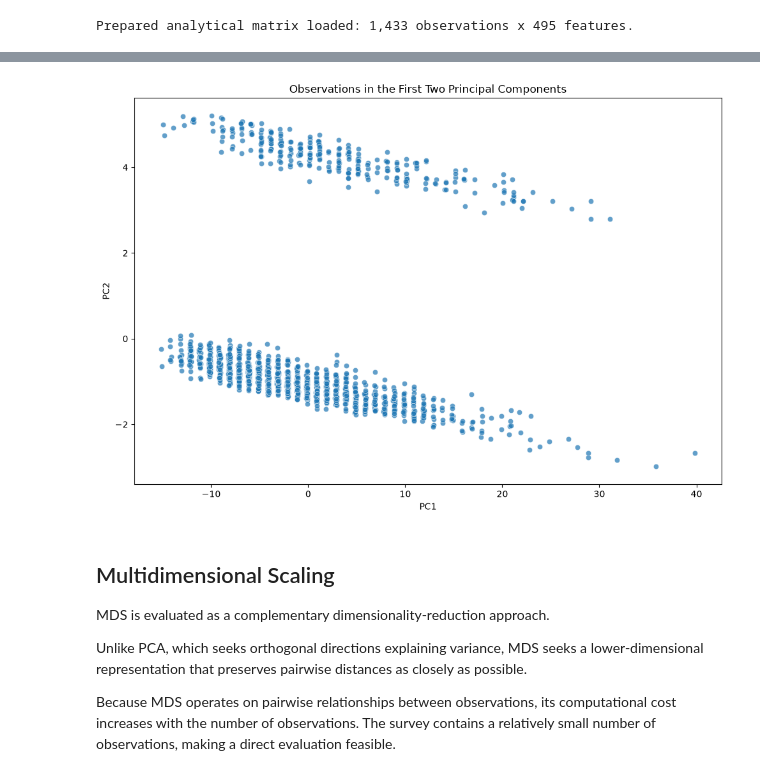
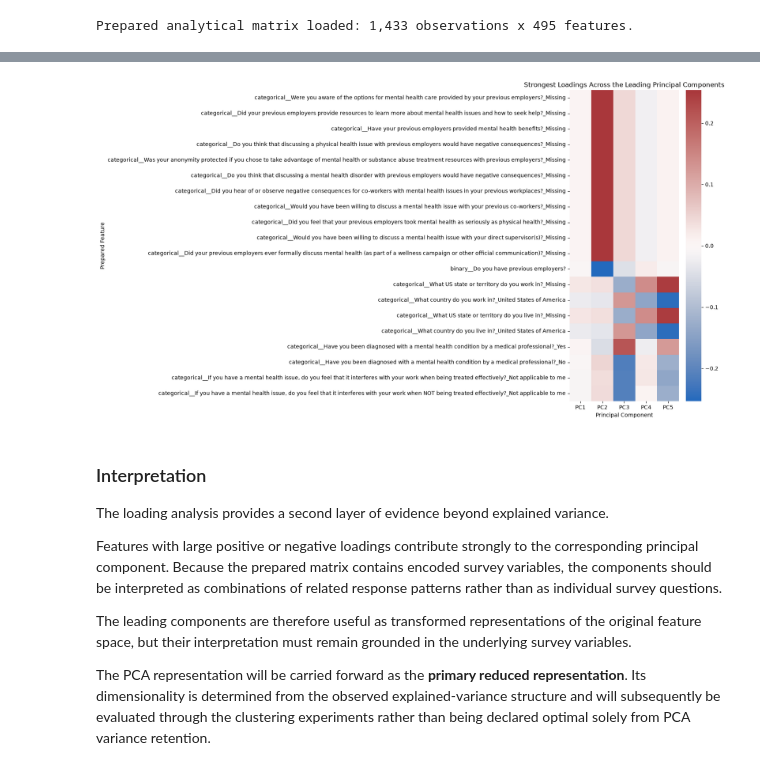
Before and after one commit to CyrilCele/mental-health-in-tech-ml, a Jupyter notebook: notebooks/03_dimensionality_reduction.ipynb, the cells around one changed output, grey strips where cells are left out. Cells and saved outputs as stored; diff of their text form; code cells hidden in the pictures.

```diff
--- a/notebooks/03_dimensionality_reduction.ipynb
+++ b/notebooks/03_dimensionality_reduction.ipynb
@@ -106,16 +183,17 @@ variance structure to be examined before selecting a reduced representation.
 # %%
-# Fit PCA across the complete prepared feature space to quantify its variance structure.
-pca_full = PCA()
+# Standardize the prepared features so that PCA evaluates their structure
+# on a comparable variance scale rather than according to their original units.
+scaler = StandardScaler()
 
-X_pca_full = pca_full.fit_transform(X_encoded)
-
-explained_variance = pd.DataFrame(
-    {
-        "component": range(1, len(pca_full.explained_variance_ratio_) + 1),
-        "explained_variance_ratio": pca_full.explained_variance_ratio_,
-        "cumulative_explained_variance": pca_full.explained_variance_ratio_.cumsum(),
-    }
+X_scaled = pd.DataFrame(
+    scaler.fit_transform(X_prepared),
+    columns=X_prepared.columns,
+    index=X_prepared.index,
 )
 
-explained_variance.head()
+print(
+    "Standardized analytical matrix: "
+    f"{X_scaled.shape[0]:,} observations x "
+    f"{X_scaled.shape[1]} features."
+)
 # %% [output]
@@ -320,33 +406,35 @@ Cumulative explained variance: 90.18%
 # %%
-fig, ax = plt.subplots(figsize=(10, 7))
+# Visualize only the strongest features contributing to the leading components.
+loading_matrix = leading_loadings.head(20).drop(
+    columns="maximum_absolute_loading"
+)
 
-sns.scatterplot(
-    x=X_pca.iloc[:, 0],
-    y=X_pca.iloc[:, 1],
-    alpha=0.7,
+fig, ax = plt.subplots(figsize=(16, 9))
+
+sns.heatmap(
+    loading_matrix,
+    cmap="vlag",
+    center=0,
     ax=ax,
 )
 
 ax.set(
-    title="Observations in the First Two Principal Components",
-    xlabel="PC1",
-    ylabel="PC2",
+    title="Strongest Loadings Across the Leading Principal Components",
+    xlabel="Principal Component",
+    ylabel="Prepared Feature",
 )
 
 plt.tight_layout()
 plt.show()
 # %% [output]
-[figure, old version]
+[figure, new version]
 # %% [markdown]
-## Multidimensional Scaling
+### Interpretation
 
-MDS is evaluated as a complementary dimensionality-reduction approach.
+The loading analysis provides a second layer of evidence beyond explained variance.
 
-Unlike PCA, which seeks orthogonal directions explaining variance, MDS seeks a
-lower-dimensional representation that preserves pairwise distances as closely
-as possible.
+Features with large positive or negative loadings contribute strongly to the corresponding principal component. Because the prepared matrix contains encoded survey variables, the components should be interpreted as combinations of related response patterns rather than as individual survey questions.
 
-Because MDS operates on pairwise relationships between observations, its
-computational cost increases with the number of observations. The survey
-contains a relatively small number of observations, making a direct evaluation
-feasible.
+The leading components are therefore useful as transformed representations of the original feature space, but their interpretation must remain grounded in the underlying survey variables.
+
+The PCA representation will be carried forward as the **primary reduced representation**. Its dimensionality is determined from the observed explained-variance structure and will subsequently be evaluated through the clustering experiments rather than being declared optimal solely from PCA variance retention.
```
Also changed, not shown: parts of 27 cells of this notebook.
